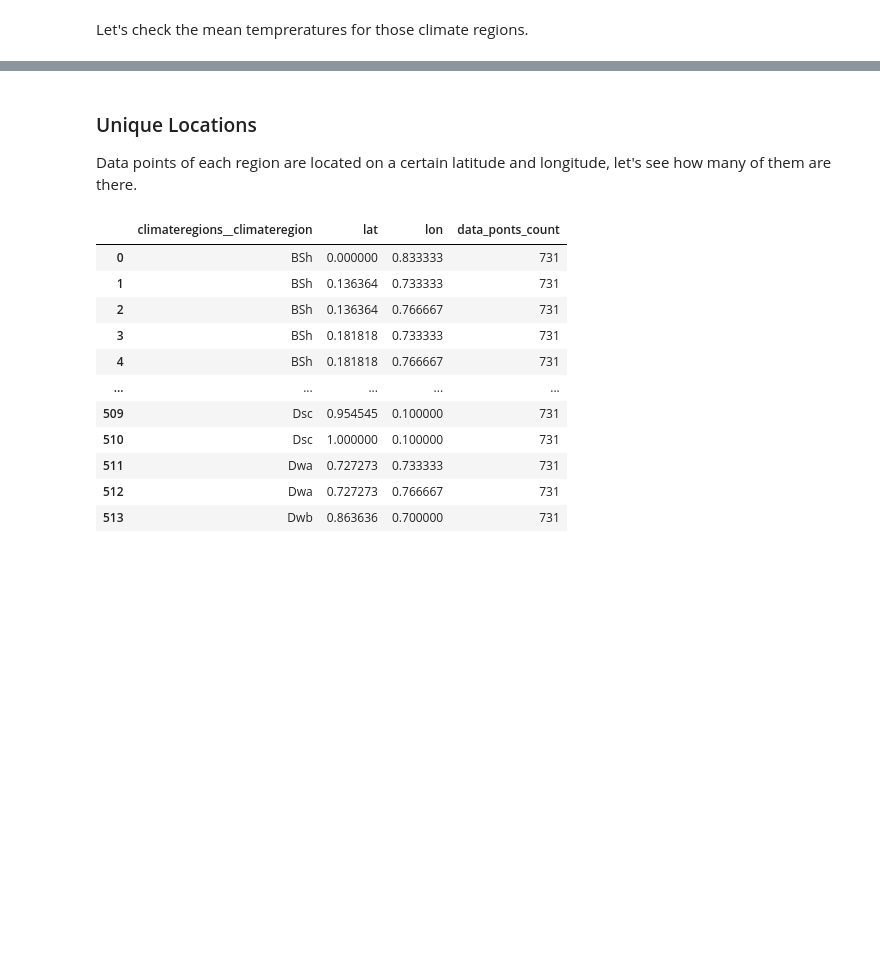
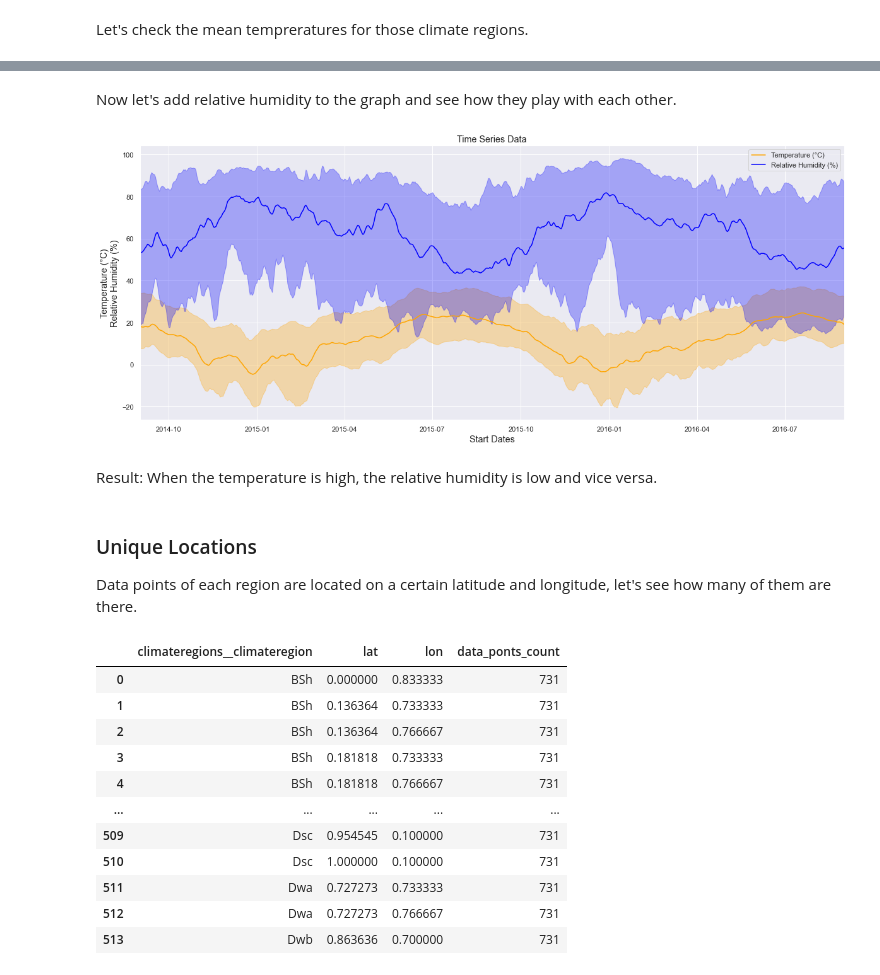
Before and after one commit to 3quetra/portfolio, a Jupyter notebook: ml/deep_learning/time_series/wids_datathon_2023/eda_temp_prediction.ipynb, the cells around one changed output, grey strips where cells are left out. Saved outputs shown, nothing was run; the diff lists cells and outputs as text; code cells hidden in the pictures; blank space fills up the shorter version.

```diff
--- a/ml/deep_learning/time_series/wids_datathon_2023/eda_temp_prediction.ipynb
+++ b/ml/deep_learning/time_series/wids_datathon_2023/eda_temp_prediction.ipynb
@@ -567,3 +632,50 @@ plt.show()
+# %% [markdown]
+Now let's add relative humidity to the graph and see how they play with each other.
+# %%
+# Set up grid
+fig, ax = plt.subplots(1,1, figsize=(20,8))
+
+def plot_ax1(var, color, label):
+
+    # Calculate necessary statistics for the plot
+    aggr = train_data.groupby('startdate').agg({var: ['min', 'max', 'mean']}).reset_index()
+
+    # Pass data to the temperature plot
+    ax1 = sns.lineplot(
+        x=aggr['startdate'],
+        y=aggr.loc[:,(var, 'mean')],
+        color=color,
+        label=label)
+
+    # Fill the space between statistics with color
+    ax1.fill_between(
+        aggr['startdate'],
+        aggr.loc[:,(var, 'min')],
+        aggr.loc[:,(var, 'max')],
+        alpha=.3,
+        color=color)
+    return ax1
+
+# Pass data for the plots
+ax1 = plot_ax1(var='contest-tmp2m-14d__tmp2m', color='orange', label='Temperature (°C)')
+ax2 = plot_ax1(var='contest-rhum-sig995-14d__rhum', color='blue', label='Relative Humidity (%)')
+
+
+# Set up plots limits
+start_end = [train_data['startdate'].min(), train_data['startdate'].max()]
+ax1.set_xlim(start_end)
+
+# Add descriptions
+ax1.set_title('Time Series Data', fontsize = 'large')
+ax1.set_ylabel(ylabel = 'Temperature (°C)\nRelative Humidity (%)', fontsize = 'large')
+ax1.set_xlabel('Start Dates', fontsize = 'large')
+
+# Display the result
+plt.show()
+# %% [output]
+[figure, added]
+# %% [markdown]
+Result: When the temperature is high, the relative humidity is low and vice versa.
 # %% [markdown]
 ### Unique Locations
 
```
Also changed, not shown: parts of 23 cells of this notebook.
